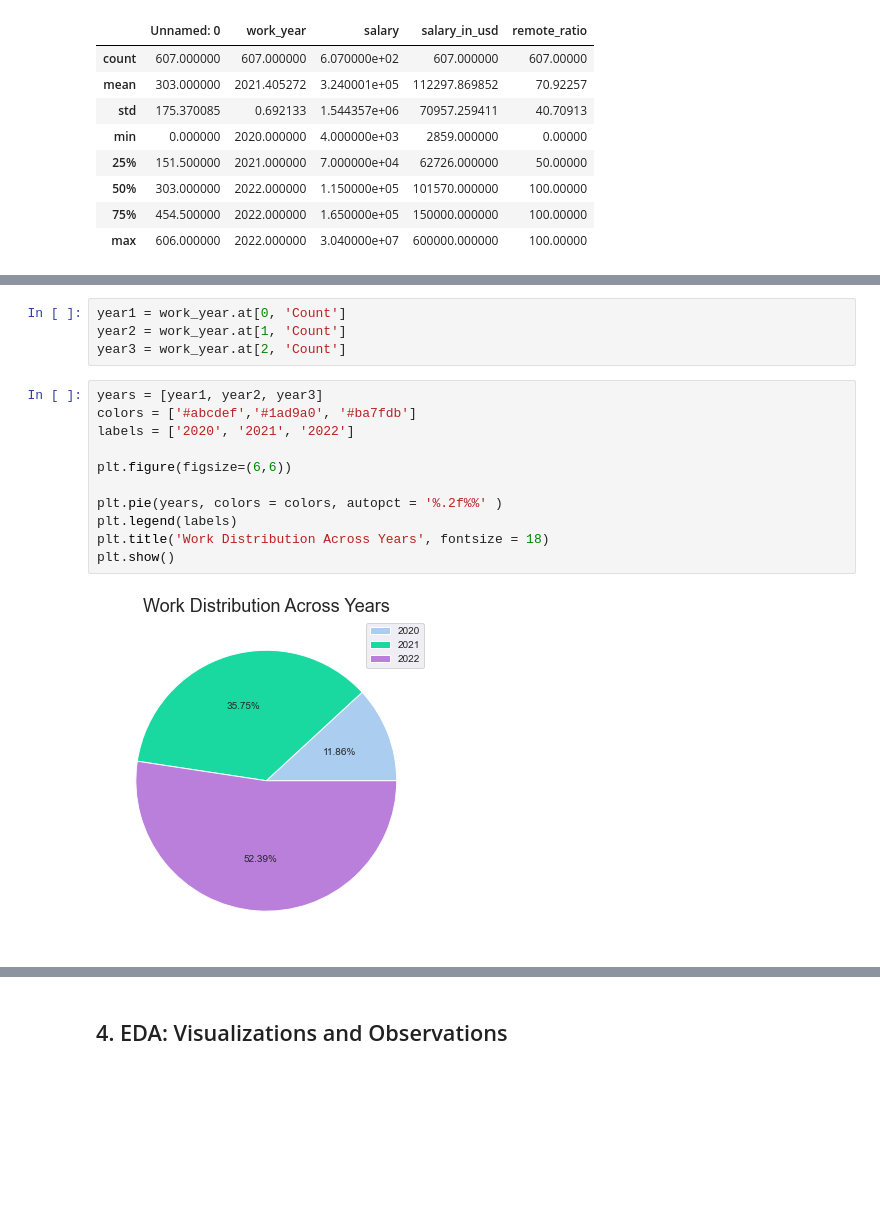
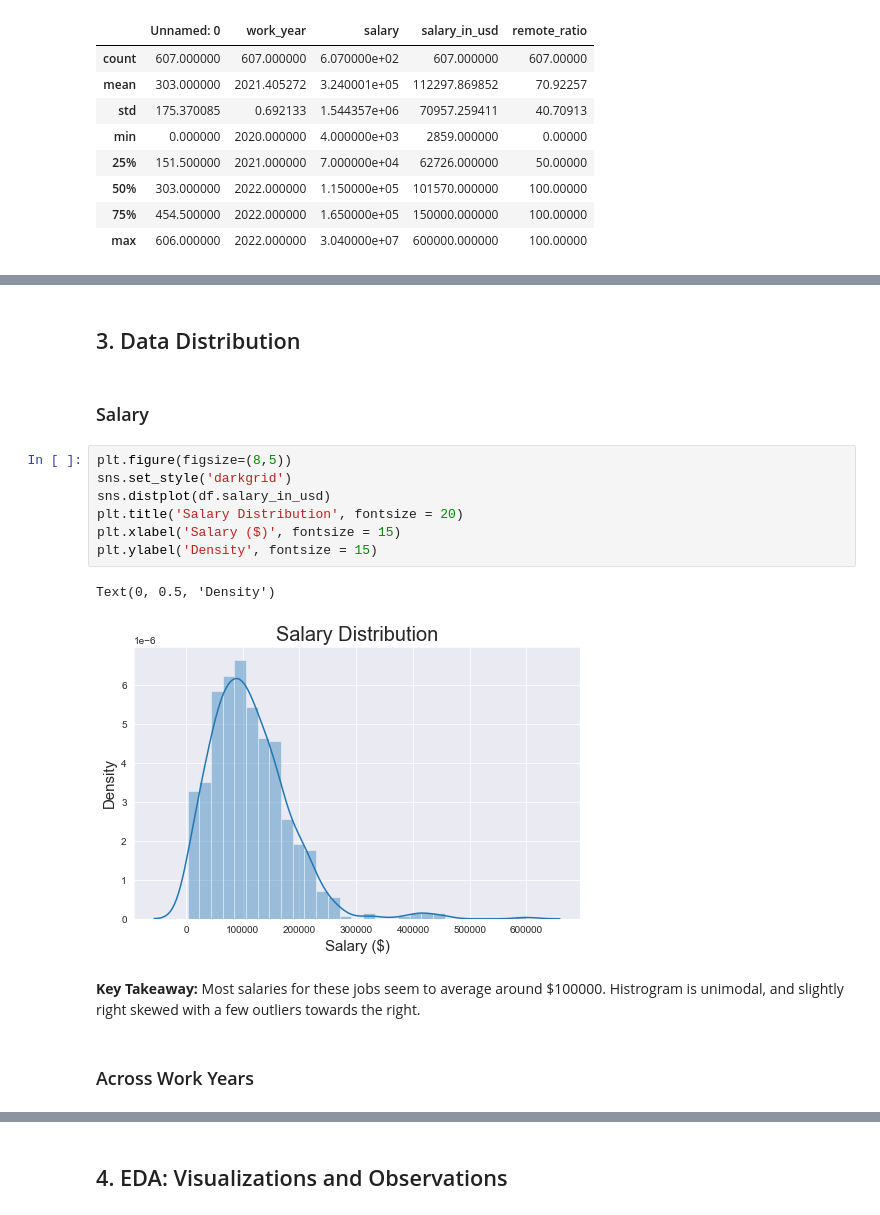
Before and after one commit to leena-kang/DS_Salary_EDA, a Jupyter notebook: EDA_Data_Salary.ipynb, the cells around one changed output, grey strips where cells are left out. Drawn from its saved outputs; the diff is of its cells as text; blank space fills up the shorter version.

```diff
--- a/EDA_Data_Salary.ipynb
+++ b/EDA_Data_Salary.ipynb
@@ -113,17 +73,18 @@ work_year
-# %%
-year1 = work_year.at[0, 'Count']
-year2 = work_year.at[1, 'Count']
-year3 = work_year.at[2, 'Count']
-# %%
-years = [year1, year2, year3]
-colors = ['#abcdef','#1ad9a0', '#ba7fdb']
-labels = ['2020', '2021', '2022']
-
-plt.figure(figsize=(6,6))
-
-plt.pie(years, colors = colors, autopct = '%.2f%%' )
-plt.legend(labels)
-plt.title('Work Distribution Across Years', fontsize = 18)
-plt.show()
-# %% [output]
-[figure, removed]
+# %% [markdown]
+## 3. Data Distribution
+# %% [markdown]
+### Salary
+# %%
+plt.figure(figsize=(8,5))
+sns.set_style('darkgrid')
+sns.distplot(df.salary_in_usd)
+plt.title('Salary Distribution', fontsize = 20)
+plt.xlabel('Salary ($)', fontsize = 15)
+plt.ylabel('Density', fontsize = 15)
+# %% [output]
+Text(0, 0.5, 'Density')
+[figure, added]
+# %% [markdown]
+**Key Takeaway:** Most salaries for these jobs seem to average around $100000. Histrogram is unimodal, and slightly right skewed with a few outliers towards the right.
+# %% [markdown]
+### Across Work Years
```
Also changed, not shown: parts of 44 cells of this notebook.
